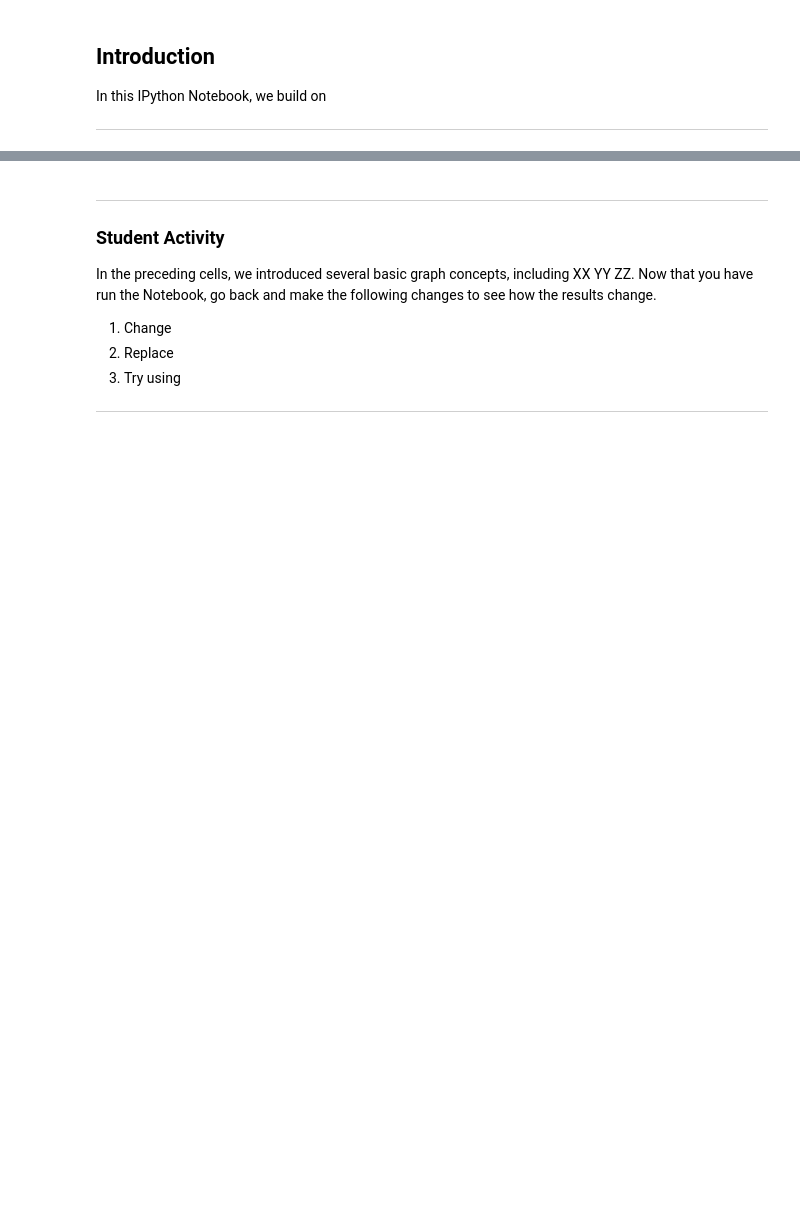
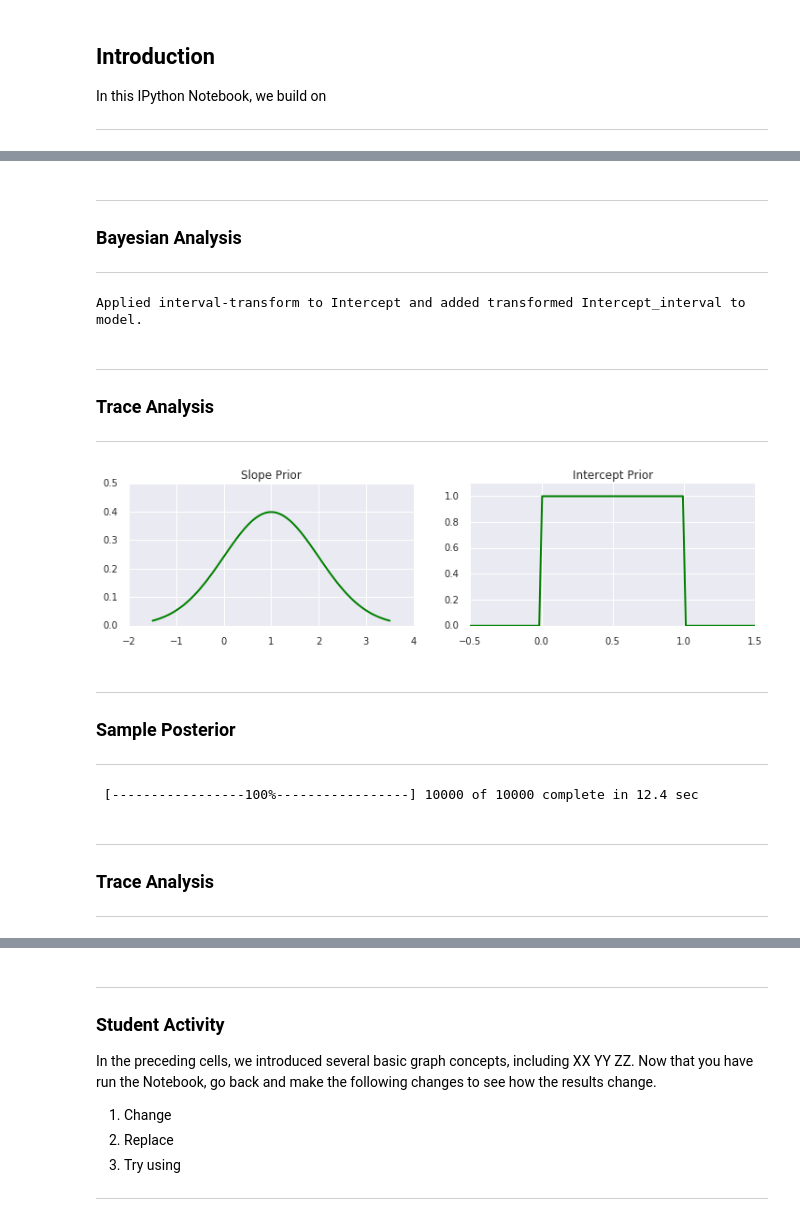
Before and after one commit to lcdm-uiuc/info490-sp16, a Jupyter notebook: Week11/notebooks/intro2pp-bm.ipynb, the cells around one changed output, grey strips where cells are left out. Drawn from its saved outputs; the diff is of its cells as text; code cells hidden in the pictures; blank space fills up the shorter version.

```diff
--- a/Week11/notebooks/intro2pp-bm.ipynb
+++ b/Week11/notebooks/intro2pp-bm.ipynb
@@ -15,0 +95,6 @@ In this IPython Notebook, we build on
+# %% [markdown]
+-----
+
+### Bayesian Analysis
+
+-----
@@ -15,0 +106,53 @@ In this IPython Notebook, we build on
+# %%
+n_samples = 10000
+
+with pm.Model() as linear_model:
+
+    # First, define stohastic model variables
+    intercept = pm.Uniform('Intercept', lower = 0, upper = 1)
+    slope = pm.Normal('Slope', mu = 1.0, sd = 1.0)
+
+    # Now define stochastic variable for observation errors.
+    sigma = pm.Normal('sigma', mu = 1., sd = 2.0) #beta=10, testval=1.)
+
+    # Expected values using original indepedent variables
+    # Deterministic Variable
+    y_exp =  intercept + slope* x
+
+    # Sample values (likelihood)
+    likelihood = pm.Normal('y', mu=y_exp, sd=sigma, observed=y)
+# %% [output]
+Applied interval-transform to Intercept and added transformed Intercept_interval to model.
+# %% [markdown]
+-----
+
+### Trace Analysis
+
+-----
+# %%
+import scipy.stats as sts
+
+plt.figure(figsize=(12, 6))
+plt.subplot(221)
+x_pts = np.linspace(-1.5, 3.5, 100)
+rv = sts.norm(loc=1.0, scale=1.0)
+plt.plot(x_pts, rv.pdf(x_pts), 'g-', lw=2)
+plt.ylim(0.0, 0.5)
+plt.title('Slope Prior')
+
+plt.subplot(222)
+x_pts = np.linspace(-0.5, 1.5, 100)
+rv = sts.uniform(loc=0.0, scale=1.0)
+plt.plot(x_pts, rv.pdf(x_pts), 'g-', lw=2)
+plt.title('Intercept Prior')
+plt.ylim(0.0, 1.1)
+sns.despine(offset=5, trim=True)
+plt.show()
+# %% [output]
+[figure, added]
+# %% [markdown]
+-----
+
+### Sample Posterior
+
+-----
@@ -15,0 +161,12 @@ In this IPython Notebook, we build on
+# %%
+trace = pm.sample(n_samples, step,
+                  model = linear_model,
+                  progressbar = True)
+# %% [output]
+ [-----------------100%-----------------] 10000 of 10000 complete in 12.4 sec
+# %% [markdown]
+-----
+
+### Trace Analysis
+
+-----
```
Also changed, not shown: parts of 22 cells of this notebook, 3 other files.
